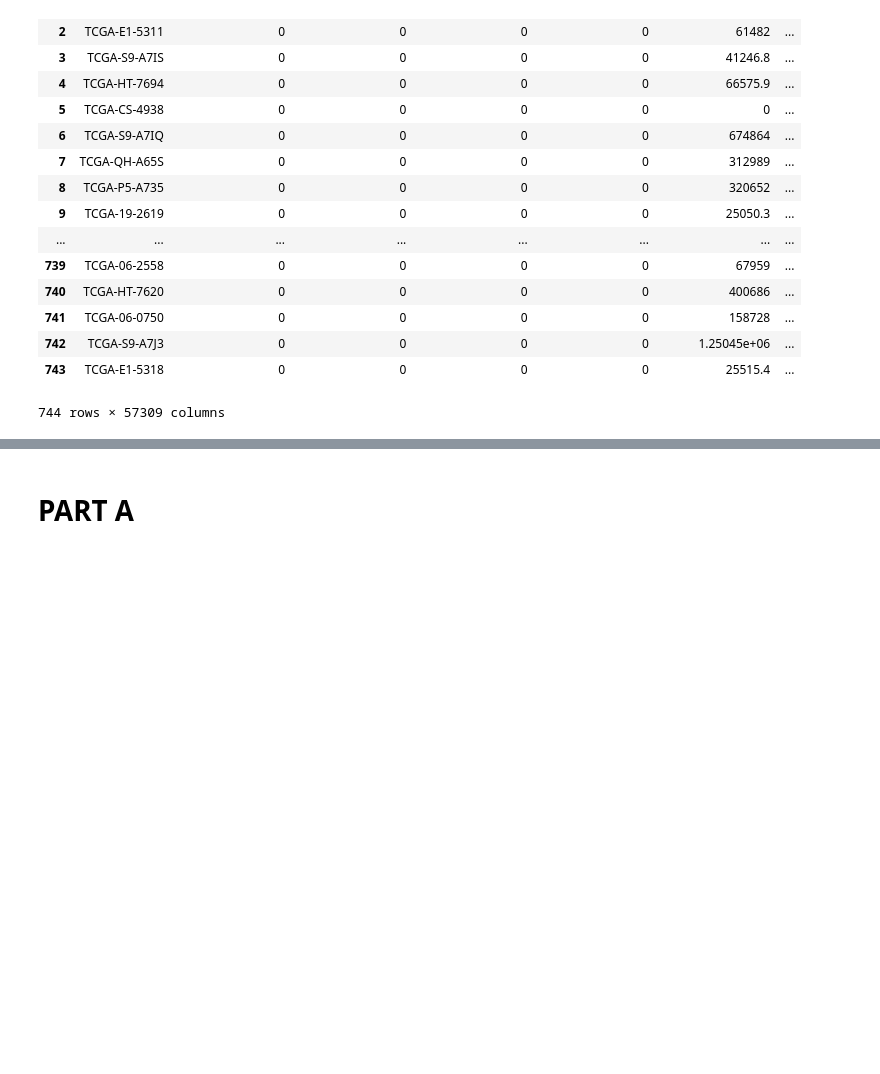
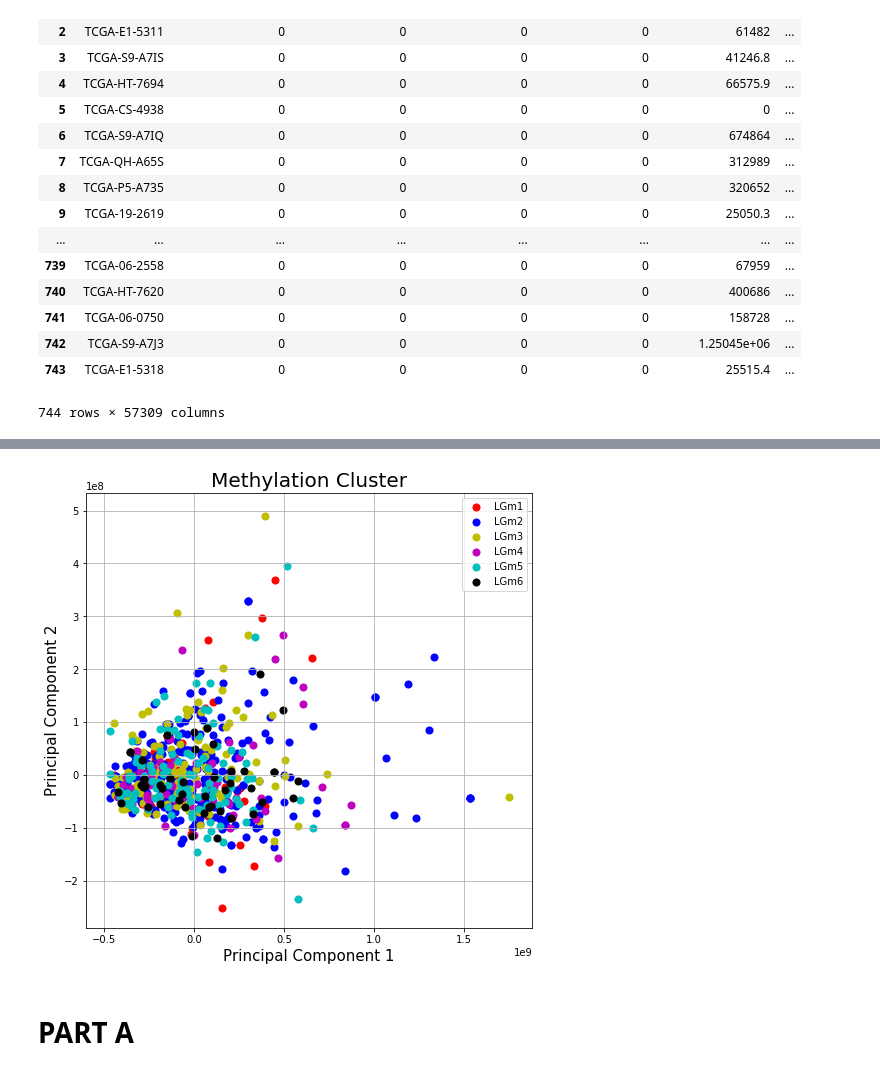
Before and after one commit to kanzabatool/Comp_genomics, a Jupyter notebook: computational_genomics.ipynb, the cells around one changed output, grey strips where cells are left out. Drawn from its saved outputs; the diff is of its cells as text; code cells hidden in the pictures; blank space fills up the shorter version.

```diff
--- a/computational_genomics.ipynb
+++ b/computational_genomics.ipynb
@@ -103,3 +135,23 @@ df
+# %%
+#Visualize PCA for Methylation Cluster
+
+fig = plt.figure(figsize = (8,8))
+ax = fig.add_subplot(1,1,1)
+ax.set_xlabel('Principal Component 1', fontsize = 15)
+ax.set_ylabel('Principal Component 2', fontsize = 15)
+ax.set_title('Methylation Cluster', fontsize = 20)
+targets = ['LGm1', 'LGm2','LGm3','LGm4','LGm5','LGm6']
+colors = ['r', 'b','y','m','c','k']
+for target3, color in zip(targets,colors):
+    indicesToKeep = finalDf3['Methylation_Cluster'] == target3
+    ax.scatter(finalDf3.loc[indicesToKeep, 'principal component 1']
+               , finalDf3.loc[indicesToKeep, 'principal component 2']
+               , c = color
+               , s = 50)
+ax.legend(targets)
+ax.grid()
+# %% [output]
+[figure, added]
 # %% [markdown]
 # PART A
 # %% [markdown]
```
Also changed, not shown: parts of 30 cells of this notebook.
